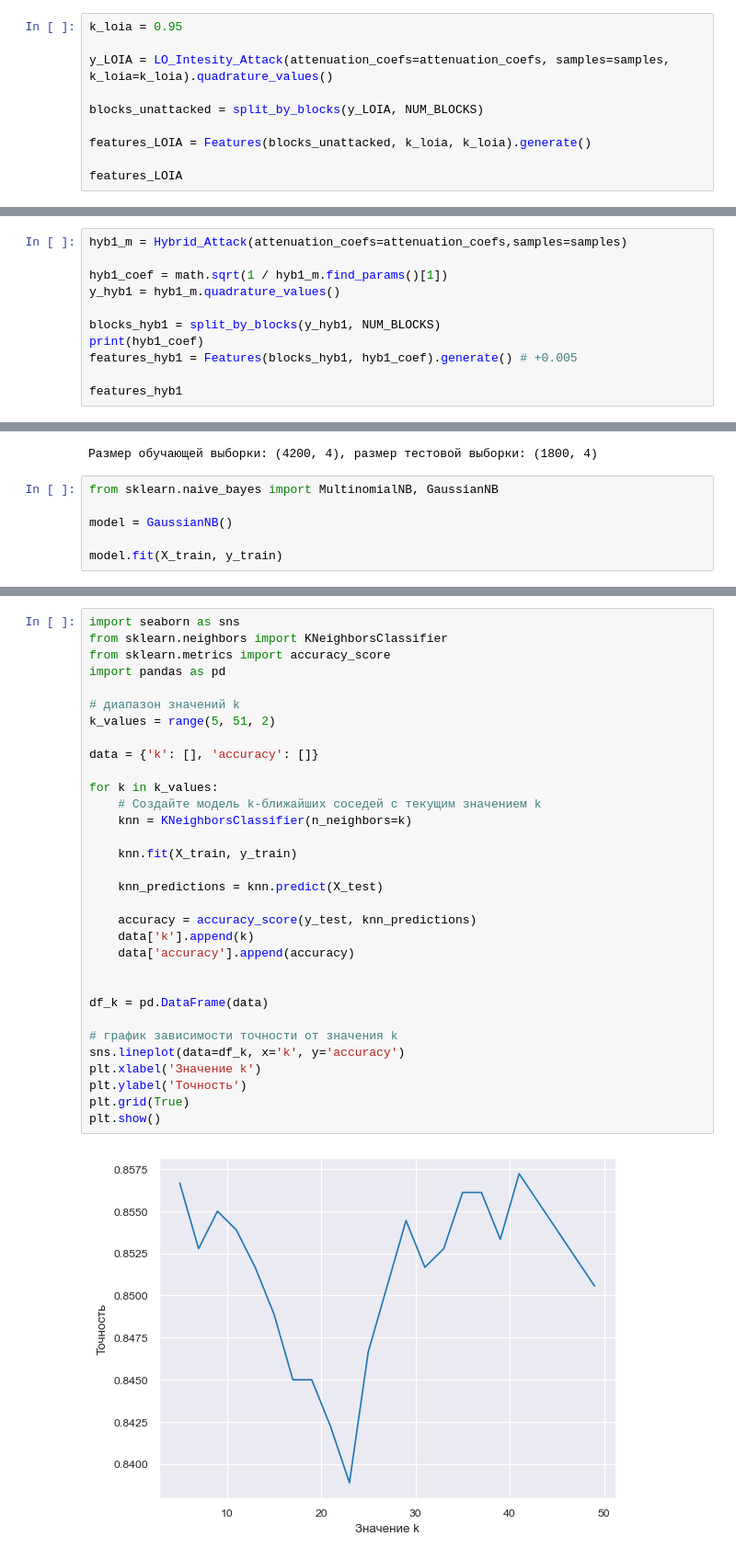
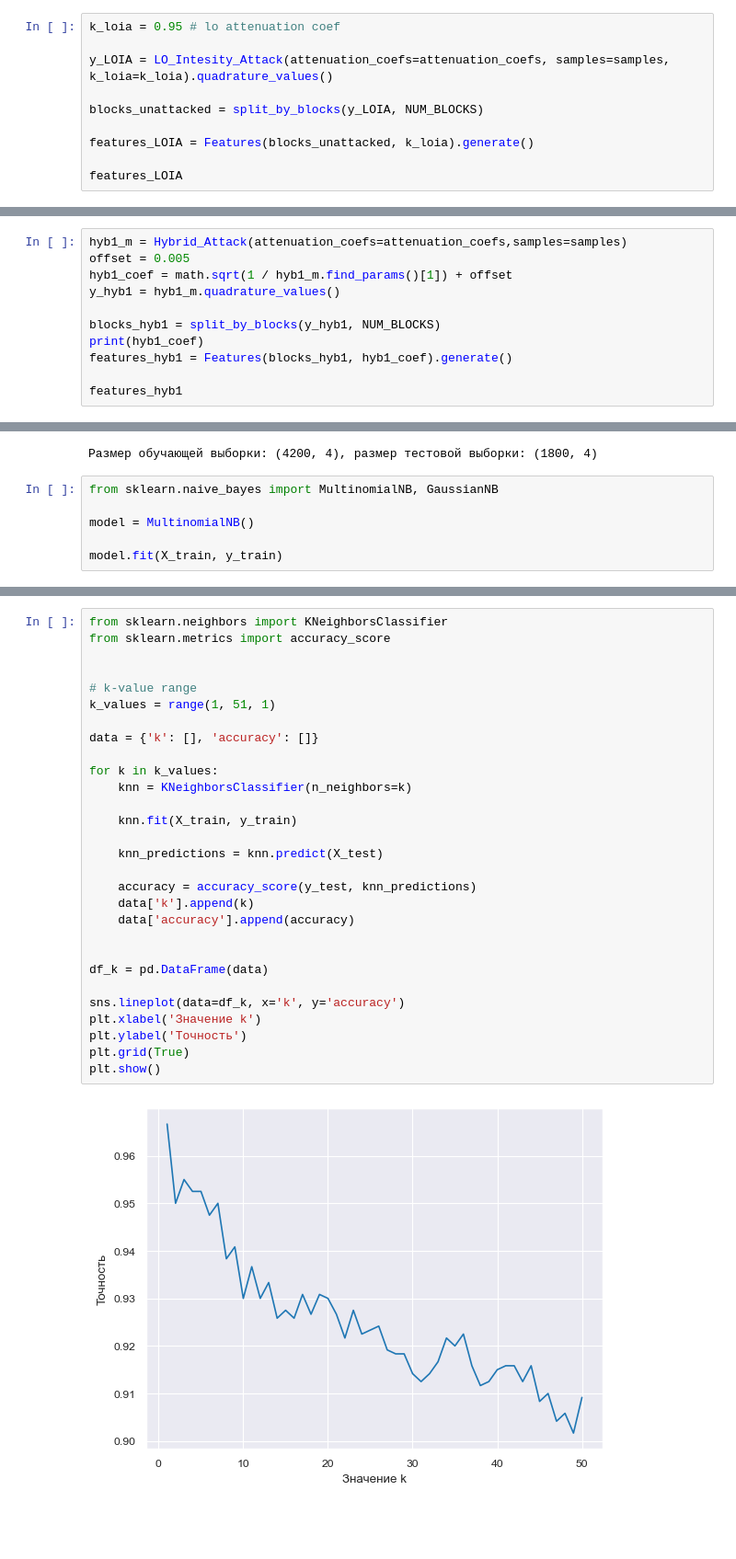
Before and after one commit to Loassar/CV-QKD-attack-detection, a Jupyter notebook: main.ipynb, the cells around one changed output, grey strips where cells are left out. Shown at 92% size. Cells and saved outputs as stored; diff of their text form; blank space fills up the shorter version.

```diff
--- a/main.ipynb
+++ b/main.ipynb
@@ -56,11 +74,11 @@ array([[-1.27690058e-02,  1.02659893e+00,  1.00272182e+07,
 # %%
-k_loia = 0.95
+k_loia = 0.95 # lo attenuation coef
 
 y_LOIA = LO_Intesity_Attack(attenuation_coefs=attenuation_coefs, samples=samples, k_loia=k_loia).quadrature_values()
 
 blocks_unattacked = split_by_blocks(y_LOIA, NUM_BLOCKS)
 
-features_LOIA = Features(blocks_unattacked, k_loia, k_loia).generate()
+features_LOIA = Features(blocks_unattacked, k_loia).generate()
 
 features_LOIA
 # %% [output]
@@ -117,12 +147,12 @@ array([[1.20529444e+01, 5.44120142e-01, 1.00366330e+07, 2.14664246e-01],
 # %%
 hyb1_m = Hybrid_Attack(attenuation_coefs=attenuation_coefs,samples=samples)
-
-hyb1_coef = math.sqrt(1 / hyb1_m.find_params()[1])
+offset = 0.005
+hyb1_coef = math.sqrt(1 / hyb1_m.find_params()[1]) + offset
 y_hyb1 = hyb1_m.quadrature_values()
 
 blocks_hyb1 = split_by_blocks(y_hyb1, NUM_BLOCKS)
 print(hyb1_coef)
-features_hyb1 = Features(blocks_hyb1, hyb1_coef).generate() # +0.005
+features_hyb1 = Features(blocks_hyb1, hyb1_coef).generate()
 
 features_hyb1
 # %% [output]
@@ -236,7 +284,7 @@ print(f"Размер обучающей выборки: {X_train.shape}, раз
 # %%
 from sklearn.naive_bayes import MultinomialNB, GaussianNB
 
-model = GaussianNB()
+model = MultinomialNB()
 
 model.fit(X_train, y_train)
 # %% [output]
@@ -317,34 +361,31 @@ plt.show()
 # %%
-import seaborn as sns
 from sklearn.neighbors import KNeighborsClassifier
 from sklearn.metrics import accuracy_score
-import pandas as pd
 
-# диапазон значений k
-k_values = range(5, 51, 2)
+
+# k-value range
+k_values = range(1, 51, 1)
 
 data = {'k': [], 'accuracy': []}
 
 for k in k_values:
-    # Создайте модель k-ближайших соседей с текущим значением k
     knn = KNeighborsClassifier(n_neighbors=k)
 
     knn.fit(X_train, y_train)
 
     knn_predictions = knn.predict(X_test)
 
     accuracy = accuracy_score(y_test, knn_predictions)
     data['k'].append(k)
     data['accuracy'].append(accuracy)
 
 
 df_k = pd.DataFrame(data)
 
-# график зависимости точности от значения k
 sns.lineplot(data=df_k, x='k', y='accuracy')
 plt.xlabel('Значение k')
 plt.ylabel('Точность')
 plt.grid(True)
 plt.show()
 # %% [output]
-[figure, old version]
+[figure, new version]
```
Also changed, not shown: parts of 32 cells of this notebook, 5 other files.
